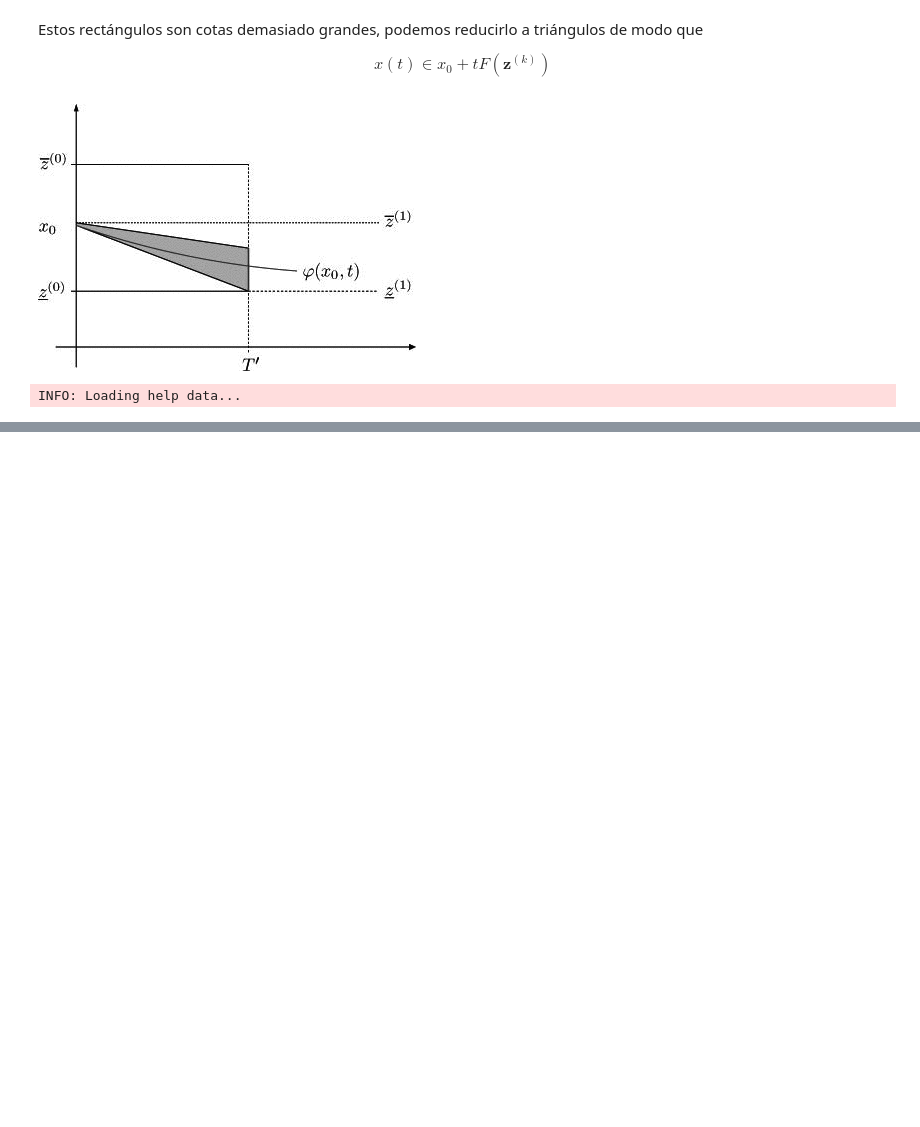
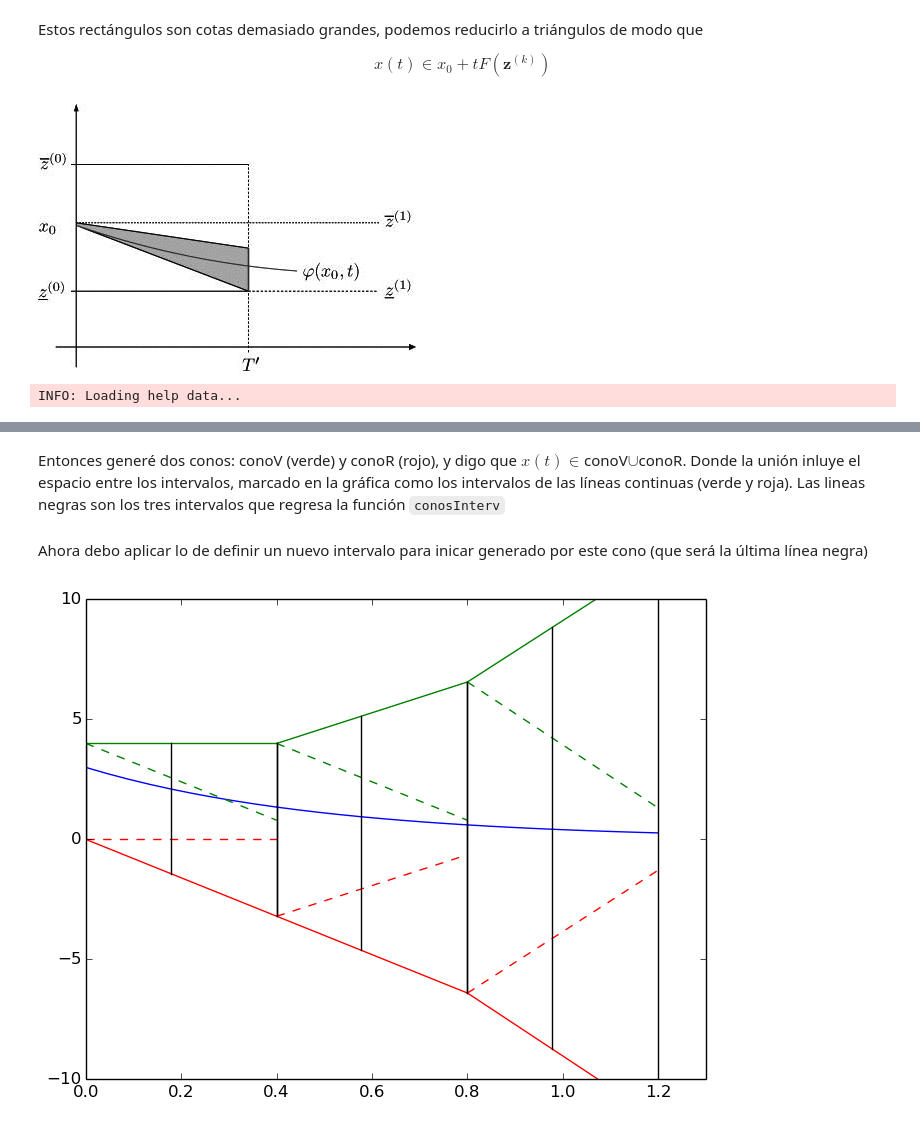
Before and after one commit to shgaeo/ProyectoClase, a Jupyter notebook: Notas/Sobre Capítulo 6 del Tucker.ipynb, the cells around one changed output, grey strips where cells are left out. Cells and saved outputs as stored; diff of their text form; code cells hidden in the pictures; blank space fills up the shorter version.

```diff
--- a/Notas/Sobre Capítulo 6 del Tucker.ipynb
+++ b/Notas/Sobre Capítulo 6 del Tucker.ipynb
@@ -85,0 +208,21 @@ PyPlot.plot(t,x0Bot,"-r");
+# %% [markdown]
+Entonces generé dos conos: conoV (verde) y conoR (rojo), y digo que $x(t)\in$conoV$\cup$conoR. Donde la unión inluye el espacio entre los intervalos, marcado en la gráfica como los intervalos de las líneas continuas (verde y roja). Las lineas negras son los tres intervalos que regresa la función `conosInterv`
+# %% [markdown]
+Ahora debo aplicar lo de definir un nuevo intervalo para inicar generado por este cono (que será la última línea negra)
+# %%
+# d/dt x(t) = -2x(t) ; x(0)=3   →    x(t)= 3 exp(-2t)
+
+a0=4
+f(x)= -2*x
+x(xo,t)=xo*exp(-2*t)
+y(t)=x(3,t)
+
+x1=conosInterv(0,0.4,Intervalo(0,4),f,y)[3];
+#agregué el siguiente renglón
+x2=conosInterv(0.4,0.8,x1,f,y)[3];
+#agregué el siguiente renglón
+conosInterv(0.8,1.2,x2,f,y);
+PyPlot.xlim(0,1.3)
+PyPlot.ylim(-10,10);
+# %% [output]
+[figure, added]
```
Also changed, not shown: parts of 17 cells of this notebook.
